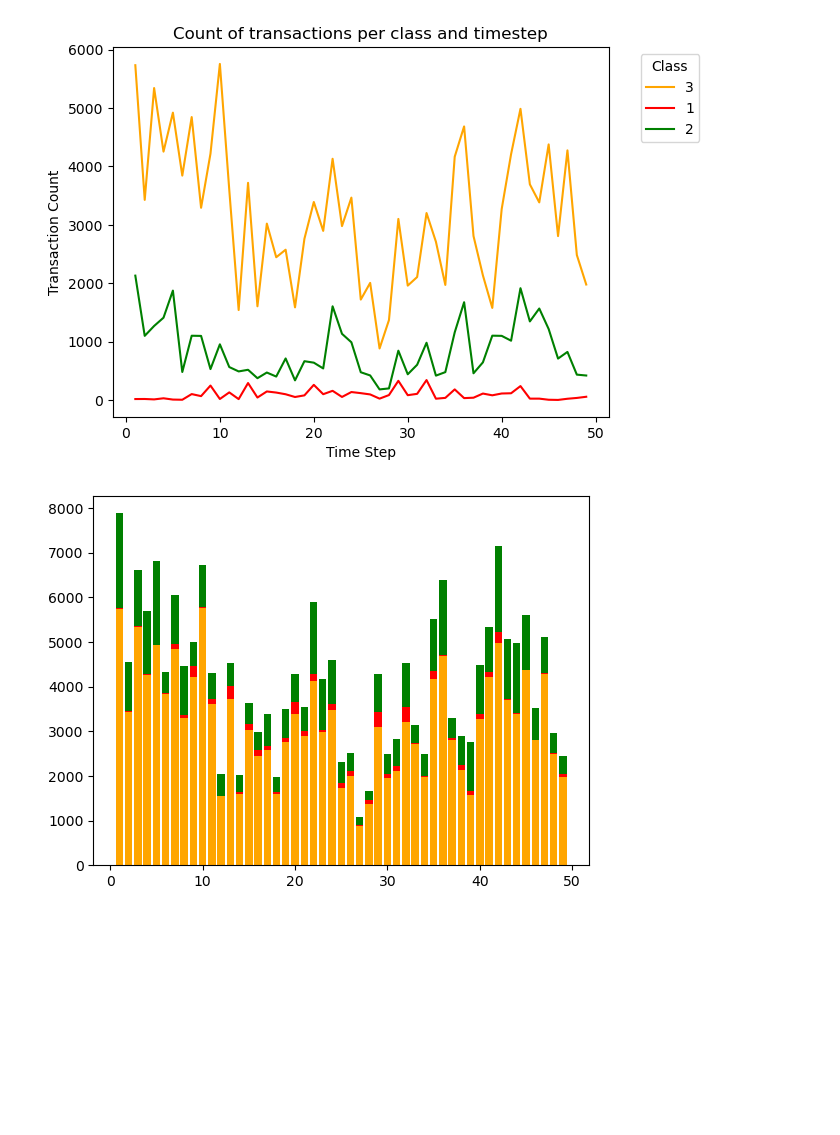
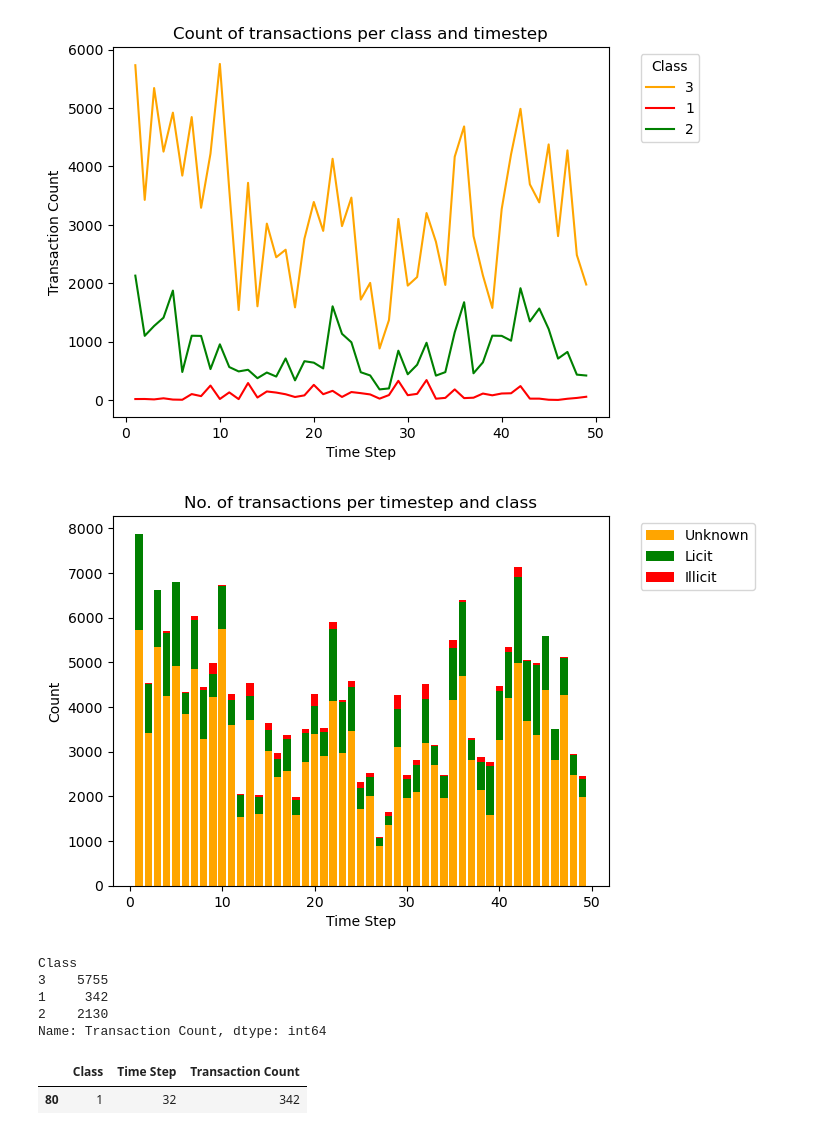
Before and after one commit to quicksid/Anti_Money_Laundering_Bitcoin_Transaction, a Jupyter notebook: aml_eda.ipynb, the cells around one changed output. Saved outputs shown, nothing was run; the diff lists cells and outputs as text; code cells hidden in the pictures; blank space fills up the shorter version.

```diff
--- a/aml_eda.ipynb
+++ b/aml_eda.ipynb
@@ -106,14 +115,33 @@ plt.show()
 # %%
 class1 = group_class_feature[group_class_feature['Class'] == '1']
 class2 = group_class_feature[group_class_feature['Class'] == '2']
 class3 = group_class_feature[group_class_feature['Class'] == 3]
 
 p1 = plt.bar(class3['Time Step'], class3['Transaction Count'], color = 'orange')
 
-p2 = plt.bar(class1['Time Step'], class1['Transaction Count'], color = 'red'
+p2 = plt.bar(class2['Time Step'], class2['Transaction Count'], color = 'green'
              , bottom = class3['Transaction Count'])
 
-p3 = plt.bar(class2['Time Step'], class2['Transaction Count'], color = 'green'
-             , bottom = np.array(class3['Transaction Count']) + np.array(class1['Transaction Count']))
+p3 = plt.bar(class1['Time Step'], class1['Transaction Count'], color = 'red'
+             , bottom = np.array(class3['Transaction Count']) + np.array(class2['Transaction Count']))
+
+plt.xlabel('Time Step')
+plt.ylabel('Count')
+plt.title('No. of transactions per timestep and class')
+plt.legend(['Unknown', 'Licit', 'Illicit'], bbox_to_anchor = (1.05,1), loc = 2)
+plt.show()
 # %% [output]
-[figure, old version]
+[figure, new version]
+# %%
+group_class_feature.groupby(['Class'])['Transaction Count'].max()
+# %% [output]
+Class
+3    5755
+1     342
+2    2130
+Name: Transaction Count, dtype: int64
+# %%
+group_class_feature.loc[group_class_feature['Transaction Count'] == 342]
+# %% [output]
+|  | Class | Time Step | Transaction Count |
+| 80 | 1 | 32 | 342 |
```
Also changed, not shown: parts of 5 cells of this notebook.
